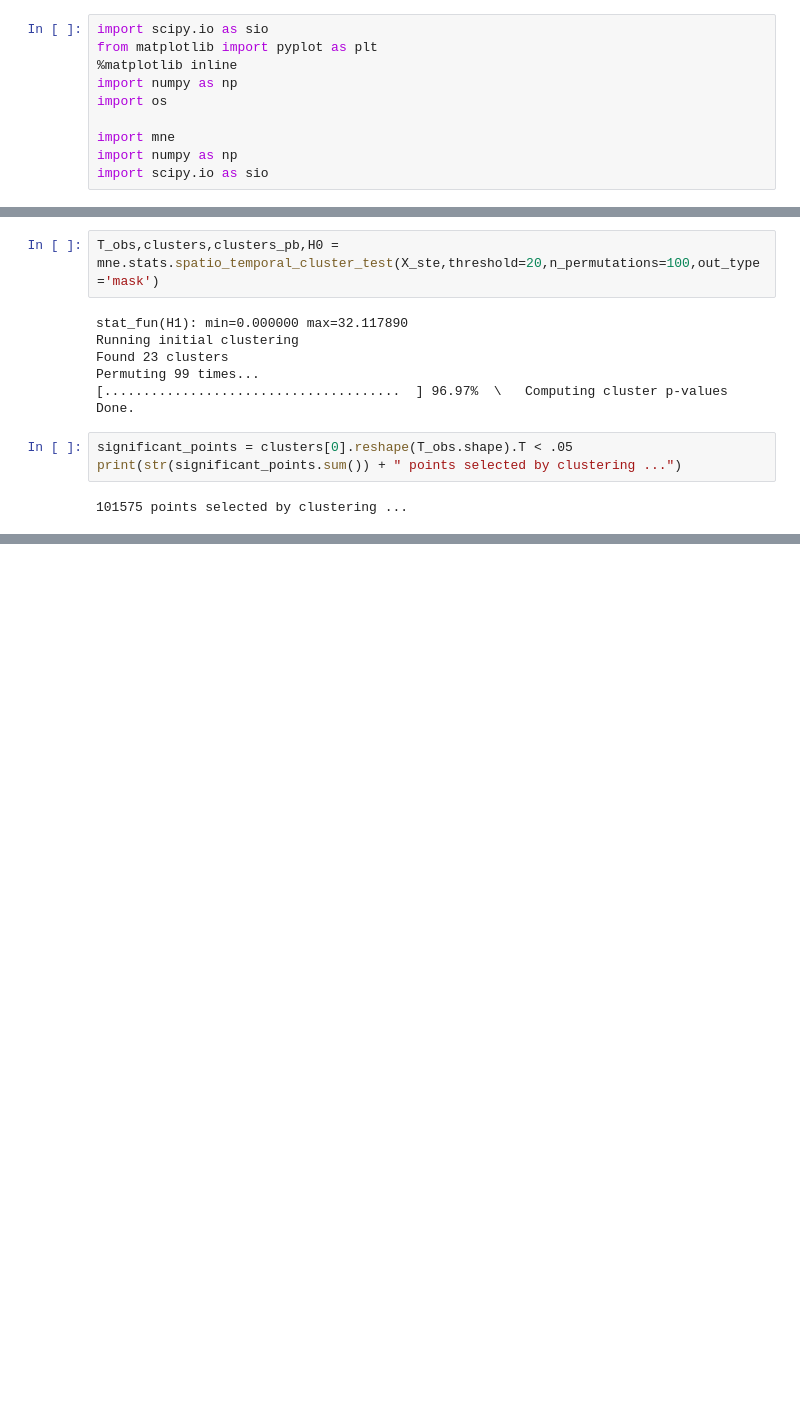
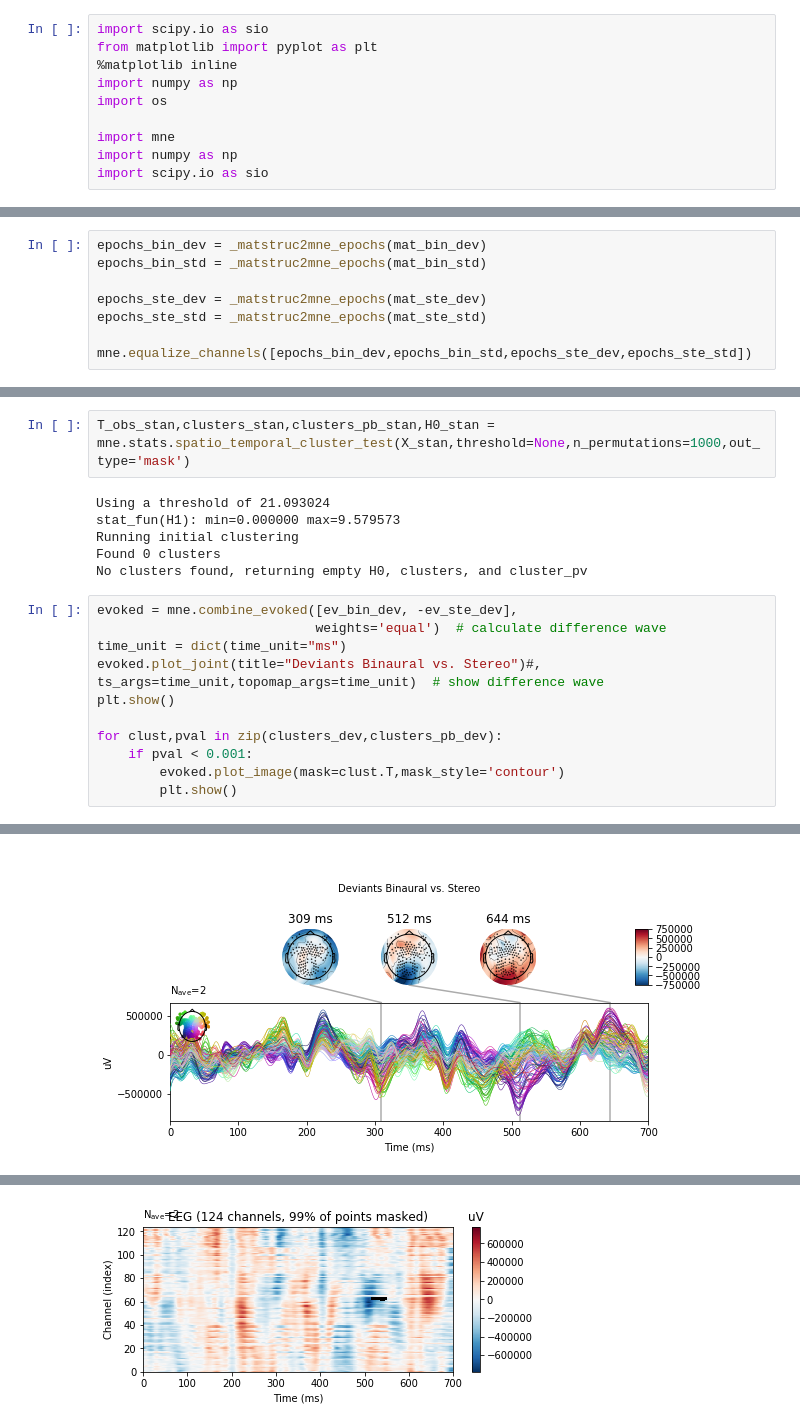
Before and after one commit to nicofarr/eeg4sounds, a Jupyter notebook: oddball/ERP_grav_statistics.ipynb, the cells around one changed output, grey strips where cells are left out. Cells and saved outputs as stored; diff of their text form; blank space fills up the shorter version.

```diff
--- a/oddball/ERP_grav_statistics.ipynb
+++ b/oddball/ERP_grav_statistics.ipynb
@@ -53,0 +75,8 @@ ev_ste_std = _matstruc2mne(mat_ste_std)
+# %%
+epochs_bin_dev = _matstruc2mne_epochs(mat_bin_dev)
+epochs_bin_std = _matstruc2mne_epochs(mat_bin_std)
+
+epochs_ste_dev = _matstruc2mne_epochs(mat_ste_dev)
+epochs_ste_std = _matstruc2mne_epochs(mat_ste_std)
+
+mne.equalize_channels([epochs_bin_dev,epochs_bin_std,epochs_ste_dev,epochs_ste_std])
@@ -92,14 +150,20 @@ Done.
 # %%
-T_obs,clusters,clusters_pb,H0 = mne.stats.spatio_temporal_cluster_test(X_ste,threshold=20,n_permutations=100,out_type='mask')
+T_obs_stan,clusters_stan,clusters_pb_stan,H0_stan = mne.stats.spatio_temporal_cluster_test(X_stan,threshold=None,n_permutations=1000,out_type='mask')
 # %% [output]
-stat_fun(H1): min=0.000000 max=32.117890
+Using a threshold of 21.093024
+stat_fun(H1): min=0.000000 max=9.579573
 Running initial clustering
-Found 23 clusters
-Permuting 99 times...
-[......................................  ] 96.97%  \   Computing cluster p-values
-Done.
+Found 0 clusters
+No clusters found, returning empty H0, clusters, and cluster_pv
-# %%
-significant_points = clusters[0].reshape(T_obs.shape).T < .05
-print(str(significant_points.sum()) + " points selected by clustering ...")
-# %% [output]
-101575 points selected by clustering ...
+# %%
+evoked = mne.combine_evoked([ev_bin_dev, -ev_ste_dev],
+                            weights='equal')  # calculate difference wave
+time_unit = dict(time_unit="ms")
+evoked.plot_joint(title="Deviants Binaural vs. Stereo")#, ts_args=time_unit,topomap_args=time_unit)  # show difference wave
+plt.show()
+
+for clust,pval in zip(clusters_dev,clusters_pb_dev):
+    if pval < 0.001:
+        evoked.plot_image(mask=clust.T,mask_style='contour')
+        plt.show()
+# %% [output]
@@ -105,0 +172 @@ print(str(significant_points.sum()) + " points selected by clustering ...")
+[figure, added]
@@ -106,3 +174,4 @@ print(str(significant_points.sum()) + " points selected by clustering ...")
+[figure, added]
 # %%
 evoked = mne.combine_evoked([ev_bin_dev, -ev_bin_std],
                             weights='equal')  # calculate difference wave
```
Also changed, not shown: parts of 15 cells of this notebook.
